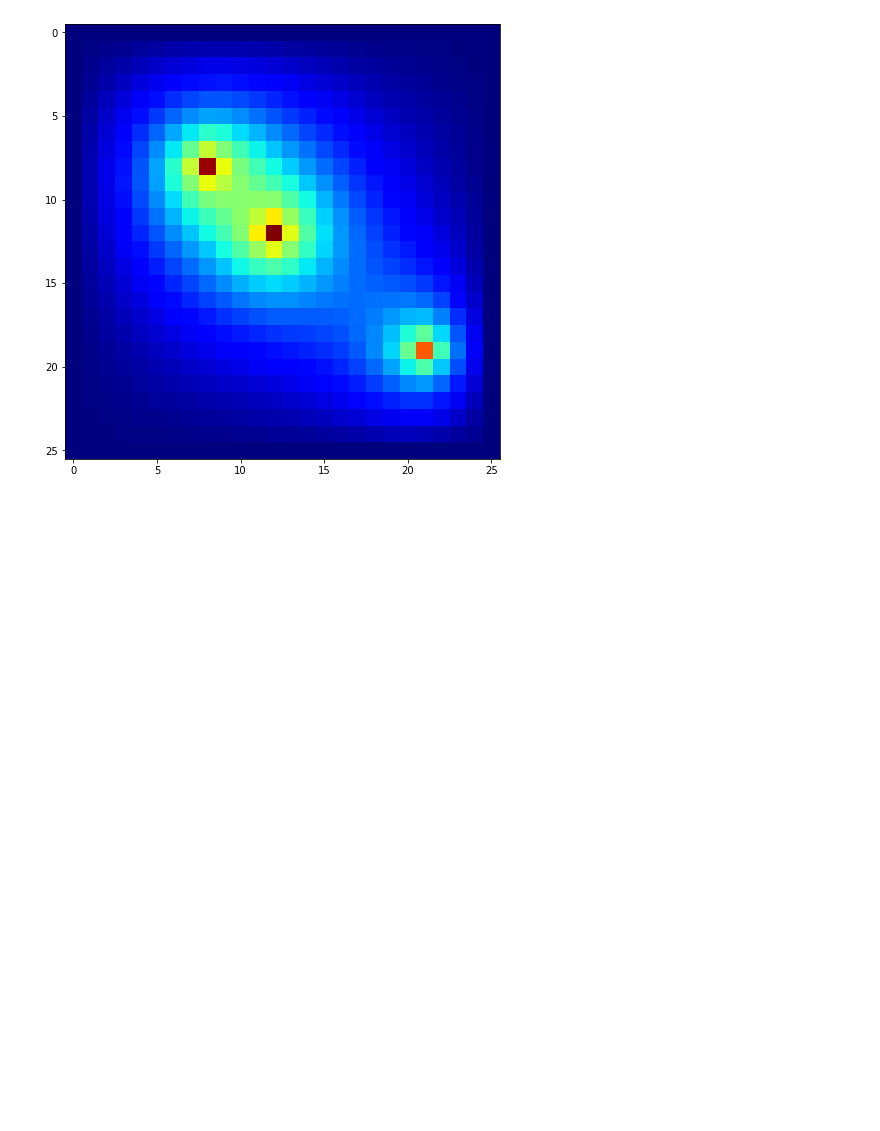
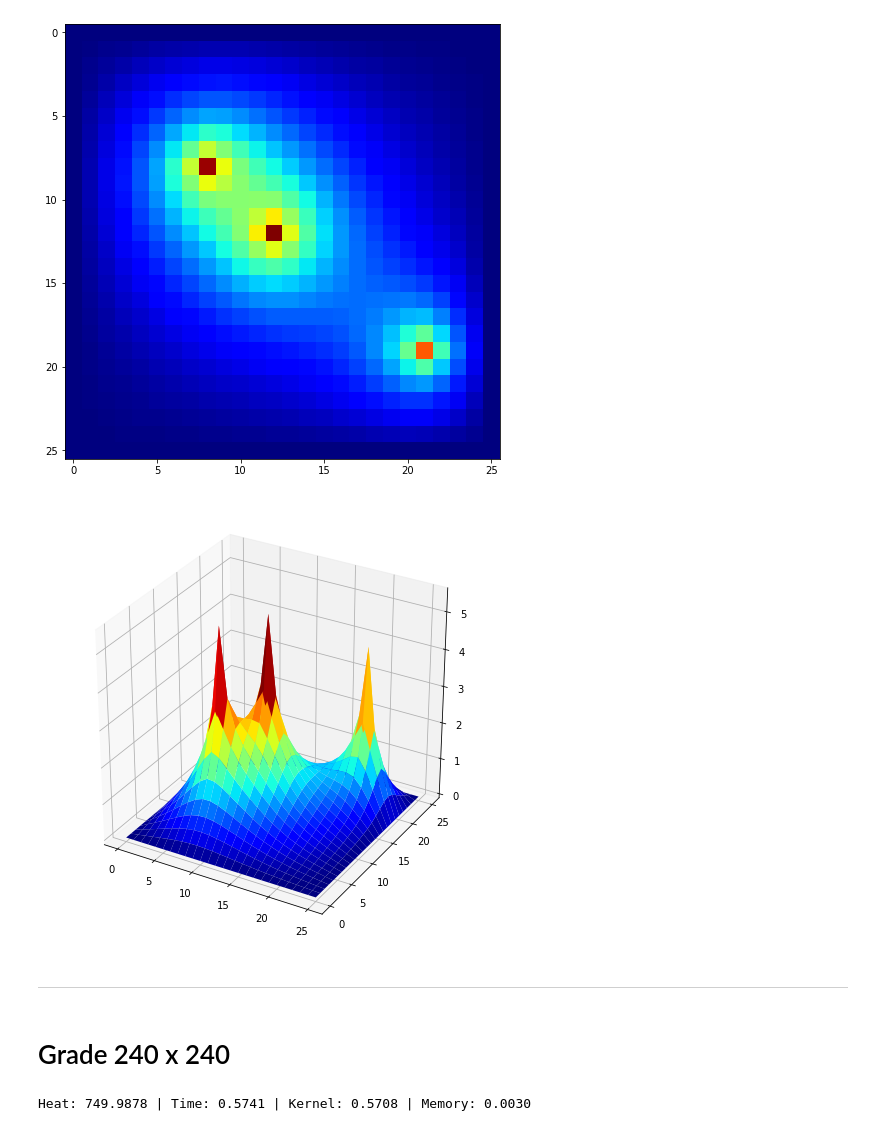
Before and after one commit to efurlanm/tama21, a Jupyter notebook: GC-numba-gpu.ipynb, the cells around one changed output. Saved outputs shown, nothing was run; the diff lists cells and outputs as text; code cells hidden in the pictures; blank space fills up the shorter version.

```diff
--- a/GC-numba-gpu.ipynb
+++ b/GC-numba-gpu.ipynb
@@ -161,3 +180,19 @@ plt.imshow(aold, cmap='jet')
 # %% [output]
 <matplotlib.image.AxesImage at 0x...>
 [figure]
+# %%
+t    = np.arange(aold.shape[0])
+x, y = np.meshgrid(t, t)
+ax = plt.figure(figsize=(8, 8)).gca(projection='3d')
+ax.plot_surface(x, y, aold, cmap='jet')
+plt.show()
+# %% [output]
+[figure, added]
+# %% [markdown]
+---
+# %% [markdown]
+# Grade 240 x 240
+# %%
+aold = stencil(240)
+# %% [output]
+Heat: 749.9878 | Time: 0.5741 | Kernel: 0.5708 | Memory: 0.0030
```
Also changed, not shown: parts of 14 cells of this notebook, 4 other files.
